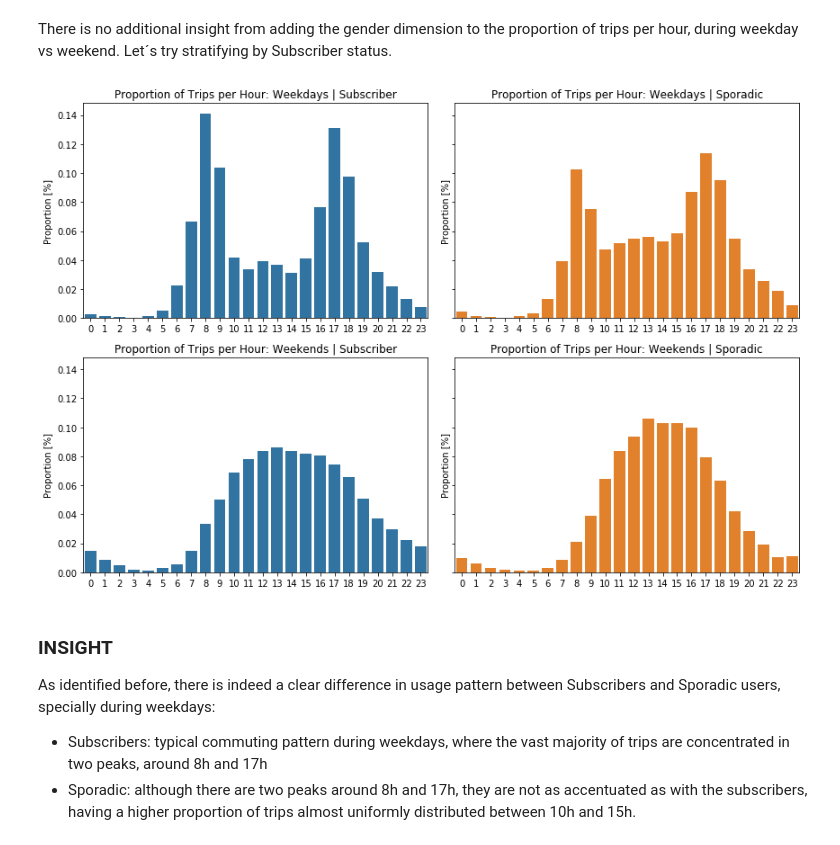
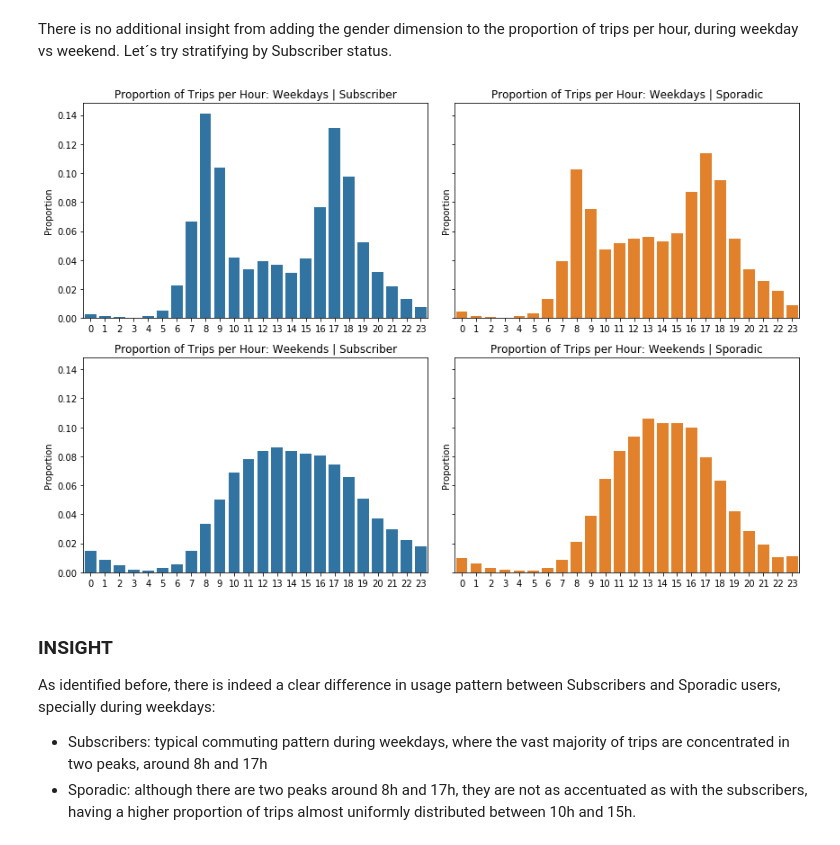
Before and after one commit to marcellovictorino/DAND_5_DataViz, a Jupyter notebook: 2_Project_ FordGoBike/1_EDA.ipynb, the cells around one changed output. Saved outputs shown, nothing was run; the diff lists cells and outputs as text; code cells hidden in the pictures.

```diff
--- a/2_Project_ FordGoBike/1_EDA.ipynb
+++ b/2_Project_ FordGoBike/1_EDA.ipynb
@@ -734,38 +731,38 @@ fig, axes = plt.subplots(2,2, figsize=(12,8), sharey=True)
 weekday_subscriber1 = weekday.query('subscriber == 1')
 weekday_hours_subscriber1 = weekday_subscriber1.hour.value_counts(normalize=True)
 sns.barplot(x= weekday_hours_subscriber1.keys(),
             y= weekday_hours_subscriber1.values, color=sns.color_palette()[0], ax=axes[0,0])
 
 axes[0,0].set_title('Proportion of Trips per Hour: Weekdays | Subscriber')
-axes[0,0].set_ylabel('Proportion [%]');
+axes[0,0].set_ylabel('Proportion');
 
 
 weekday_subscriber0 = weekday.query('subscriber == 0')
 weekday_hours_subscriber0 = weekday_subscriber0.hour.value_counts(normalize=True)
 sns.barplot(x= weekday_hours_subscriber0.keys(),
             y= weekday_hours_subscriber0.values, color=sns.color_palette()[1], ax=axes[0,1])
 axes[0,1].set_title('Proportion of Trips per Hour: Weekdays | Sporadic')
-axes[0,1].set_ylabel('Proportion [%]');
+axes[0,1].set_ylabel('Proportion');
 
 weekend_subscriber1 = weekend.query('subscriber == 1')
 weekend_hours_subscriber1 = weekend_subscriber1.hour.value_counts(normalize=True)
 sns.barplot(x= weekend_hours_subscriber1.keys(),
             y= weekend_hours_subscriber1.values, color=sns.color_palette()[0], ax=axes[1,0])
 
 axes[1,0].set_title('Proportion of Trips per Hour: Weekends | Subscriber')
-axes[1,0].set_ylabel('Proportion [%]');
+axes[1,0].set_ylabel('Proportion');
 
 
 weekend_subscriber0 = weekend.query('subscriber == 0')
 weekend_hours_subscriber0 = weekend_subscriber0.hour.value_counts(normalize=True)
 sns.barplot(x= weekend_hours_subscriber0.keys(),
             y= weekend_hours_subscriber0.values, color=sns.color_palette()[1], ax=axes[1,1])
 axes[1,1].set_title('Proportion of Trips per Hour: Weekends | Sporadic')
-axes[1,1].set_ylabel('Proportion [%]');
+axes[1,1].set_ylabel('Proportion');
 
 plt.tight_layout()
 # %% [output]
-[figure, old version]
+[figure, new version]
 # %% [markdown]
 ### INSIGHT
 As identified before, there is indeed a clear difference in usage pattern between Subscribers and Sporadic users, specially during weekdays:
```
Also changed, not shown: parts of 4 cells of this notebook.
